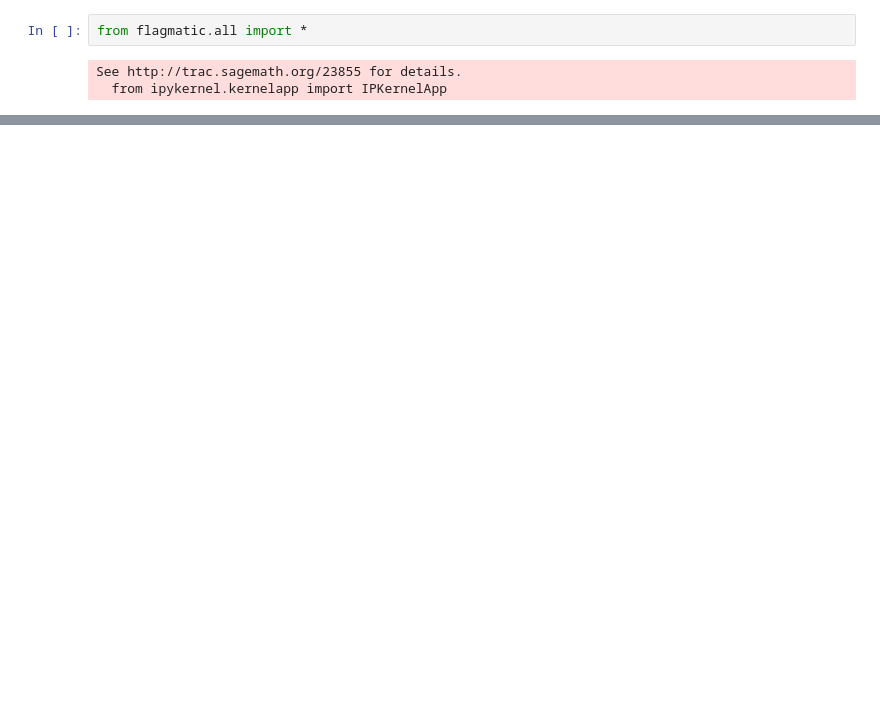
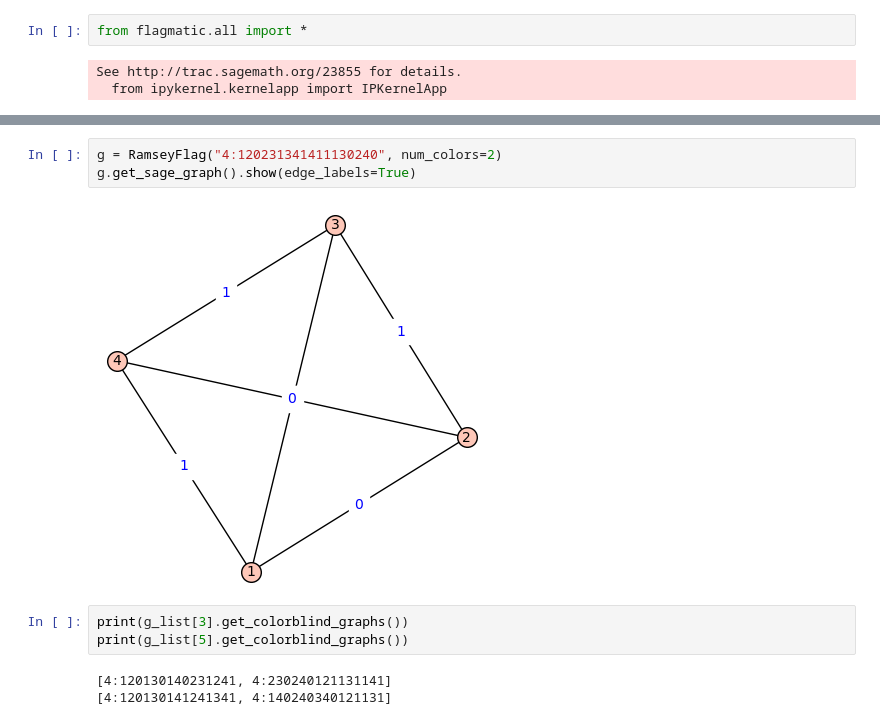
Before and after one commit to retagaine/Flagmatic, a Jupyter notebook: Playing around.ipynb, the cells around one changed output, grey strips where cells are left out. Saved outputs shown, nothing was run; the diff lists cells and outputs as text; blank space fills up the shorter version.

```diff
--- a/Playing around.ipynb
+++ b/Playing around.ipynb
@@ -84,0 +319,11 @@ Bound is 2/3 (0.6666666667).
+# %%
+g = RamseyFlag("4:120231341411130240", num_colors=2)
+g.get_sage_graph().show(edge_labels=True)
+# %% [output]
+[figure, added]
+# %%
+print(g_list[3].get_colorblind_graphs())
+print(g_list[5].get_colorblind_graphs())
+# %% [output]
+[4:120130140231241, 4:230240121131141]
+[4:120130141241341, 4:140240340121131]
```
Also changed, not shown: parts of 37 cells of this notebook, 20 other files.
